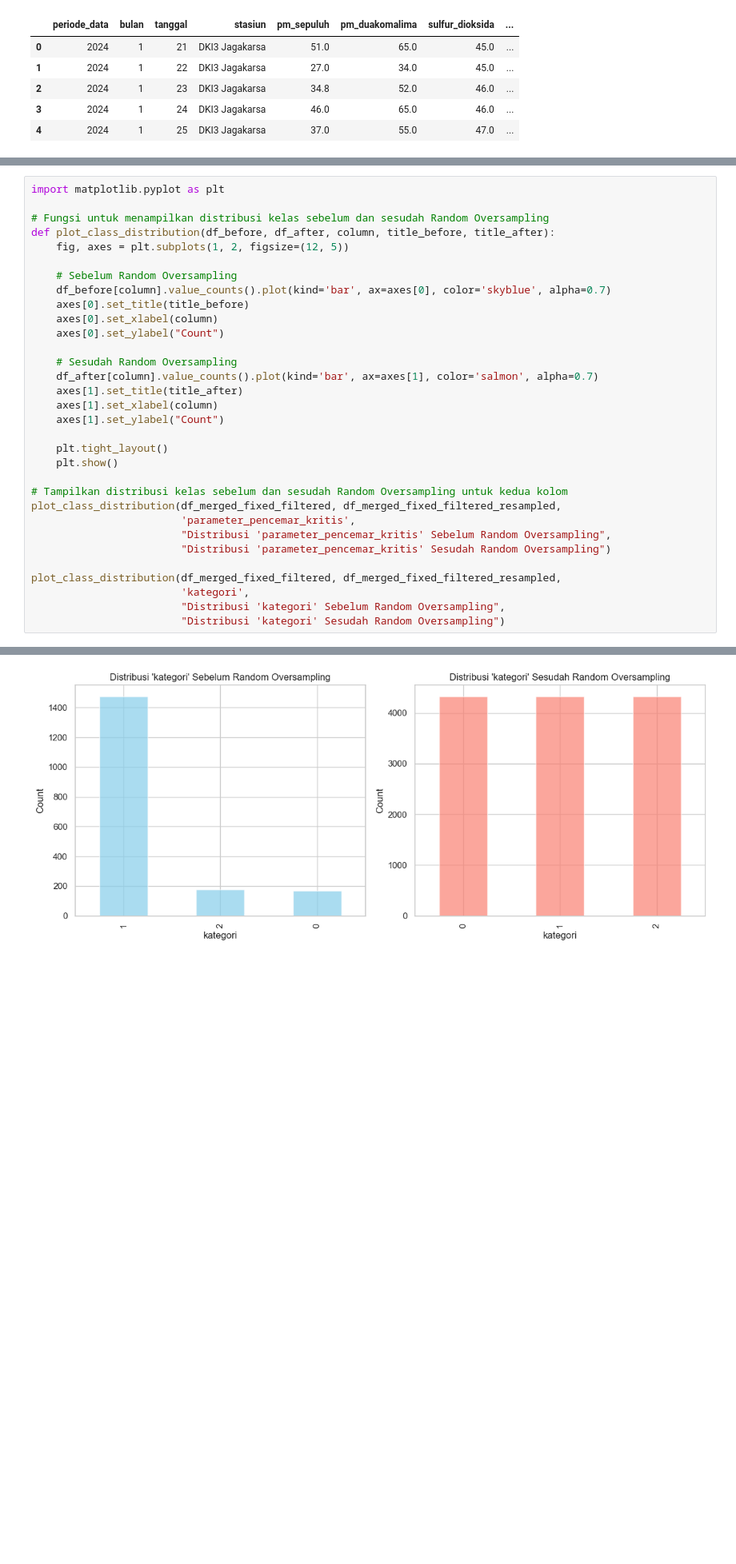
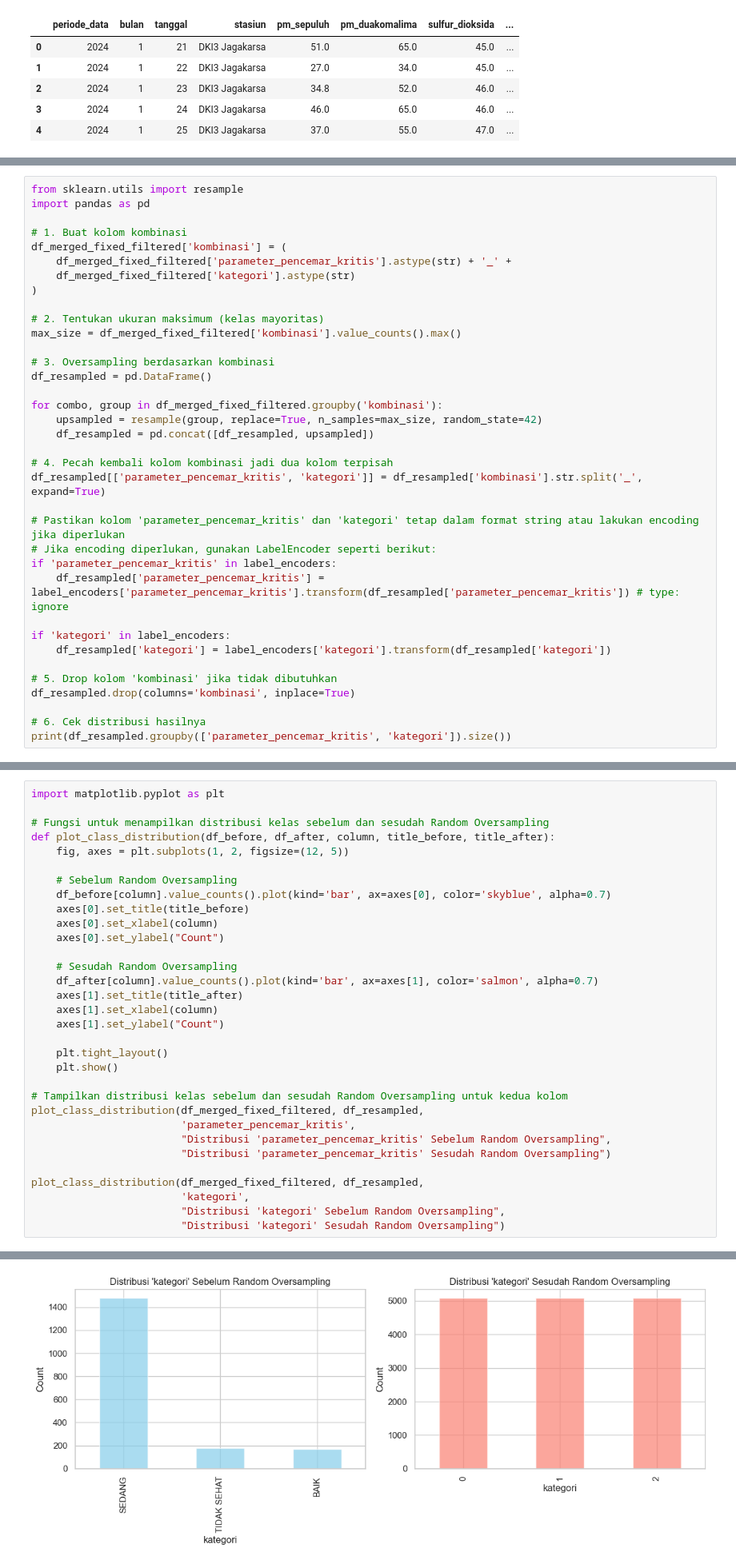
Before and after one commit to Anezz12/PROYEK-DATA-MINING, a Jupyter notebook: DATA_PREPARATION_22_11_4958.ipynb, the cells around one changed output, grey strips where cells are left out. Shown at 80% size. Saved outputs shown, nothing was run; the diff lists cells and outputs as text; blank space fills up the shorter version.

```diff
--- a/DATA_PREPARATION_22_11_4958.ipynb
+++ b/DATA_PREPARATION_22_11_4958.ipynb
@@ -552,0 +538,36 @@ Name: count, dtype: int64
+# %%
+from sklearn.utils import resample
+import pandas as pd
+
+# 1. Buat kolom kombinasi
+df_merged_fixed_filtered['kombinasi'] = (
+    df_merged_fixed_filtered['parameter_pencemar_kritis'].astype(str) + '_' +
+    df_merged_fixed_filtered['kategori'].astype(str)
+)
+
+# 2. Tentukan ukuran maksimum (kelas mayoritas)
+max_size = df_merged_fixed_filtered['kombinasi'].value_counts().max()
+
+# 3. Oversampling berdasarkan kombinasi
+df_resampled = pd.DataFrame()
+
+for combo, group in df_merged_fixed_filtered.groupby('kombinasi'):
+    upsampled = resample(group, replace=True, n_samples=max_size, random_state=42)
+    df_resampled = pd.concat([df_resampled, upsampled])
+
+# 4. Pecah kembali kolom kombinasi jadi dua kolom terpisah
+df_resampled[['parameter_pencemar_kritis', 'kategori']] = df_resampled['kombinasi'].str.split('_', expand=True)
+
+# Pastikan kolom 'parameter_pencemar_kritis' dan 'kategori' tetap dalam format string atau lakukan encoding jika diperlukan
+# Jika encoding diperlukan, gunakan LabelEncoder seperti berikut:
+if 'parameter_pencemar_kritis' in label_encoders:
+    df_resampled['parameter_pencemar_kritis'] = label_encoders['parameter_pencemar_kritis'].transform(df_resampled['parameter_pencemar_kritis']) # type: ignore
+
+if 'kategori' in label_encoders:
+    df_resampled['kategori'] = label_encoders['kategori'].transform(df_resampled['kategori'])
+
+# 5. Drop kolom 'kombinasi' jika tidak dibutuhkan
+df_resampled.drop(columns='kombinasi', inplace=True)
+
+# 6. Cek distribusi hasilnya
+print(df_resampled.groupby(['parameter_pencemar_kritis', 'kategori']).size())
@@ -573,12 +609,12 @@ def plot_class_distribution(df_before, df_after, column, title_before, title_aft
     plt.show()
 
 # Tampilkan distribusi kelas sebelum dan sesudah Random Oversampling untuk kedua kolom
-plot_class_distribution(df_merged_fixed_filtered, df_merged_fixed_filtered_resampled,
+plot_class_distribution(df_merged_fixed_filtered, df_resampled,
                         'parameter_pencemar_kritis',
                         "Distribusi 'parameter_pencemar_kritis' Sebelum Random Oversampling",
                         "Distribusi 'parameter_pencemar_kritis' Sesudah Random Oversampling")
 
-plot_class_distribution(df_merged_fixed_filtered, df_merged_fixed_filtered_resampled,
+plot_class_distribution(df_merged_fixed_filtered, df_resampled,
                         'kategori',
                         "Distribusi 'kategori' Sebelum Random Oversampling",
                         "Distribusi 'kategori' Sesudah Random Oversampling")
@@ -587 +623 @@ plot_class_distribution(df_merged_fixed_filtered, df_merged_fixed_filtered_resam
-[figure, old version]
+[figure, new version]
```
Also changed, not shown: parts of 12 cells of this notebook.
